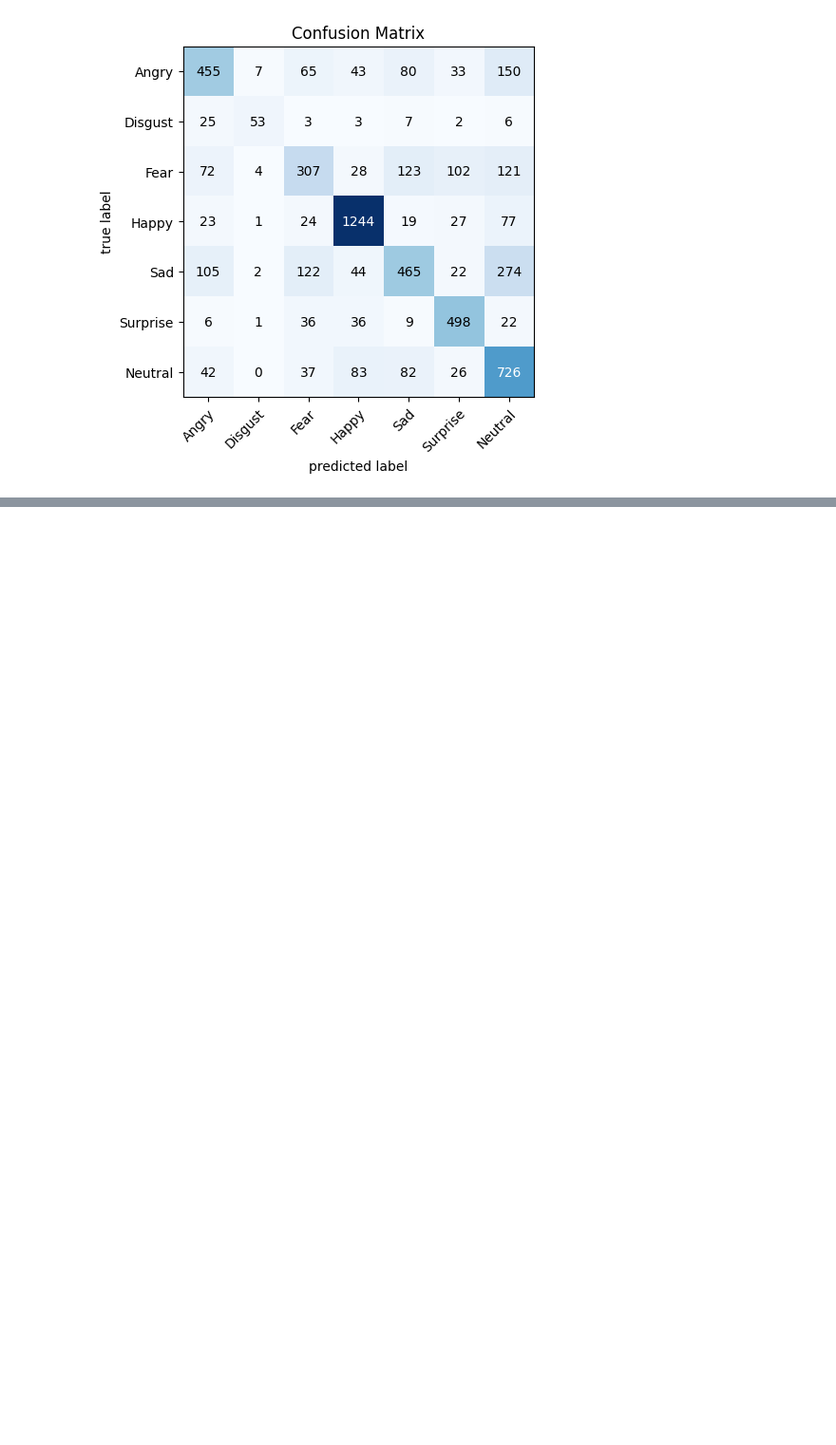
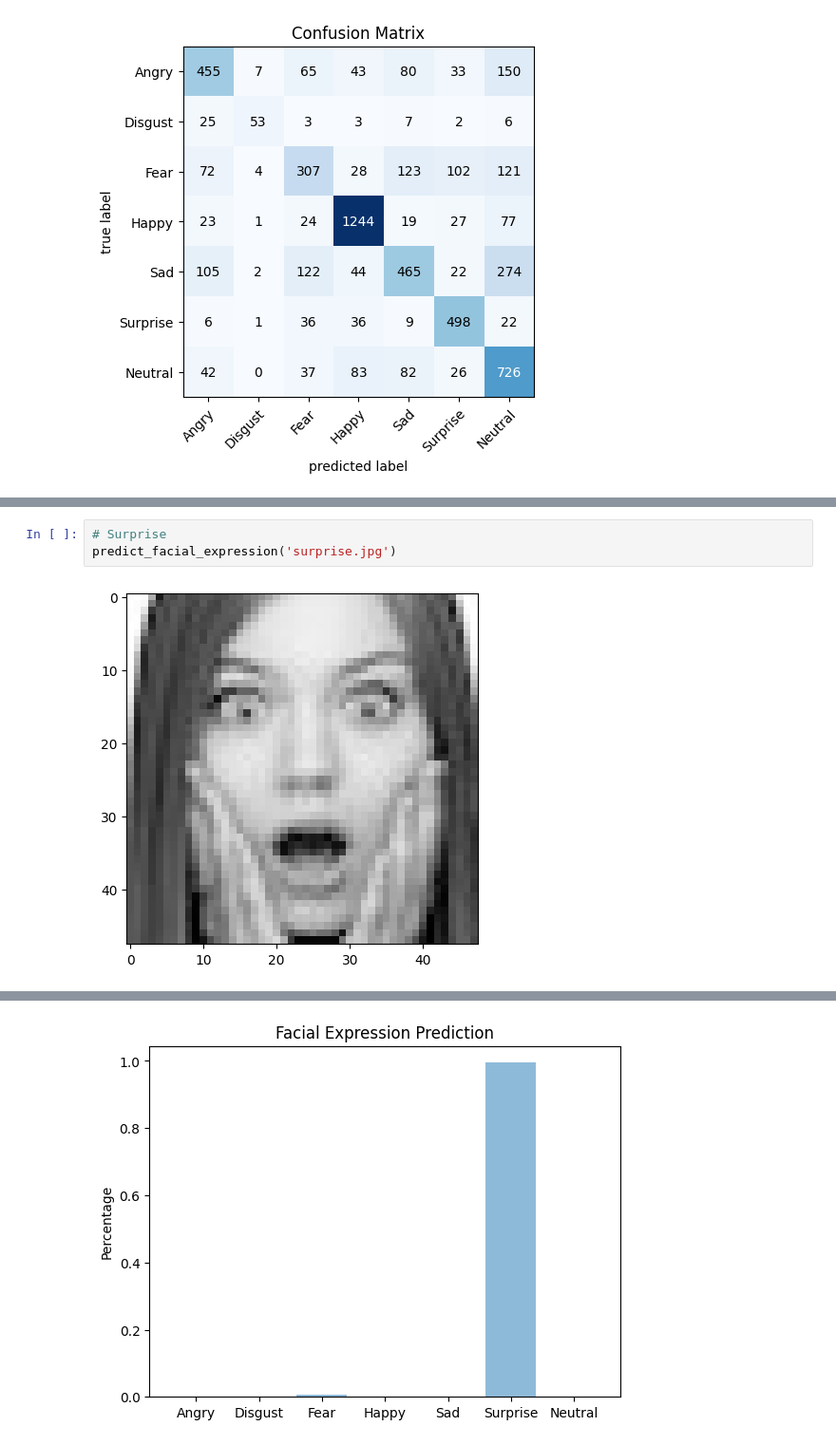
Before and after one commit to nishamghimire5/AGE-GENDER-EMOTION-DECTION, a Jupyter notebook: emotion.ipynb, the cells around one changed output, grey strips where cells are left out. Shown at 95% size. Saved outputs shown, nothing was run; the diff lists cells and outputs as text; blank space fills up the shorter version.

```diff
--- a/emotion.ipynb
+++ b/emotion.ipynb
@@ -470,0 +523,5 @@ plt.show()
+# %%
+# Surprise
+predict_facial_expression('surprise.jpg')
+# %% [output]
+[figure, added]
@@ -470,0 +529 @@ plt.show()
+[figure, added]
```
Also changed, not shown: parts of 6 cells of this notebook.
